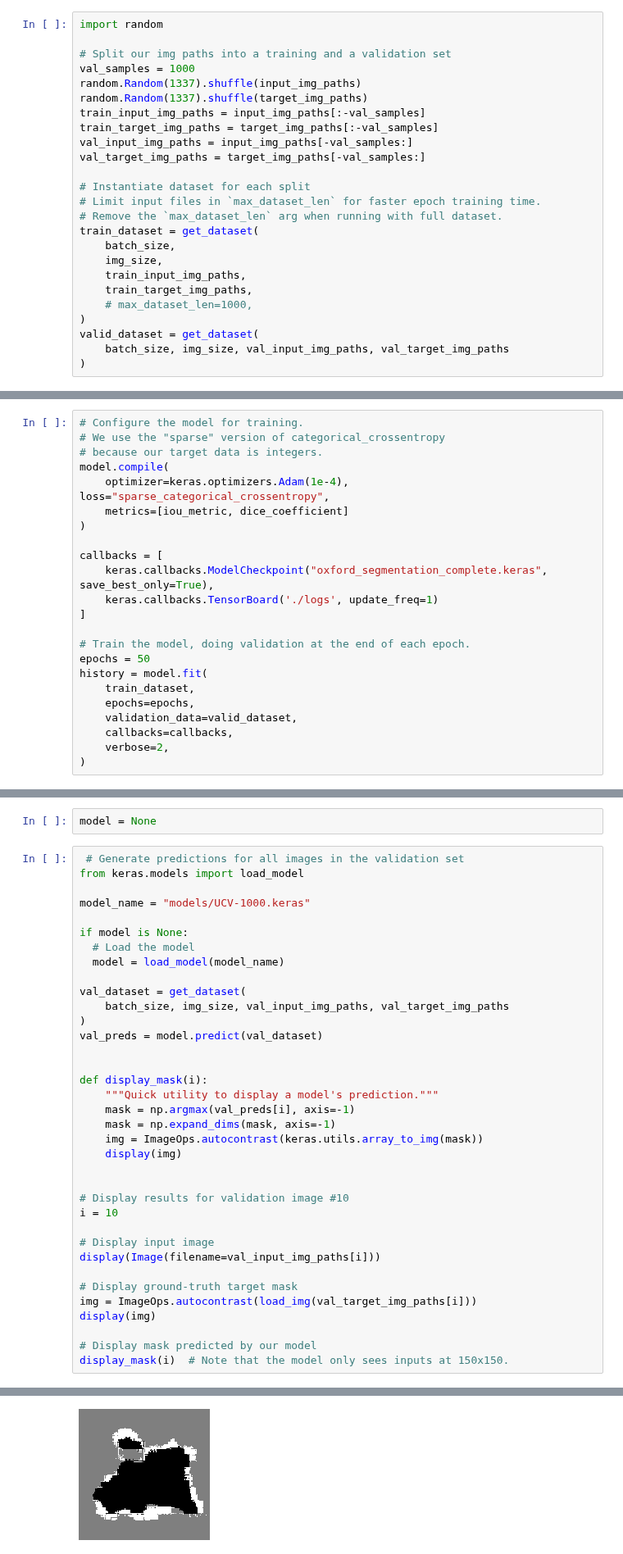
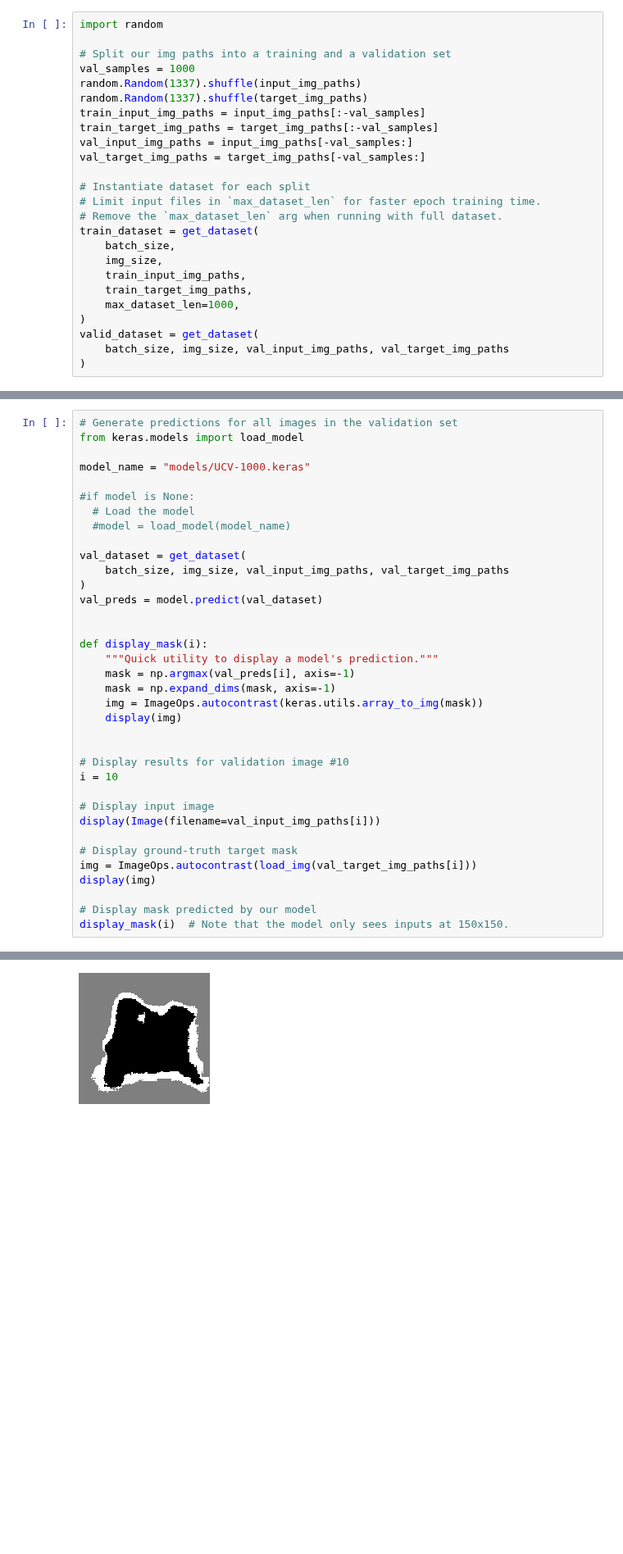
Before and after one commit to Rcontre360/deep-learning-ucv-2025, a Jupyter notebook: tarea2/notebook.ipynb, the cells around one changed output, grey strips where cells are left out. Shown at 82% size. Saved outputs shown, nothing was run; the diff lists cells and outputs as text; blank space fills up the shorter version.

Commit message:
original model

```diff
--- a/tarea2/notebook.ipynb
+++ b/tarea2/notebook.ipynb
@@ -421,7 +430,7 @@ train_dataset = get_dataset(
     img_size,
     train_input_img_paths,
     train_target_img_paths,
-    # max_dataset_len=1000,
+    max_dataset_len=1000,
 )
 valid_dataset = get_dataset(
     batch_size, img_size, val_input_img_paths, val_target_img_paths
@@ -608,23 +519,0 @@ plt.legend()
-# %%
-# Configure the model for training.
-# We use the "sparse" version of categorical_crossentropy
-# because our target data is integers.
-model.compile(
-    optimizer=keras.optimizers.Adam(1e-4), loss="sparse_categorical_crossentropy",
-    metrics=[iou_metric, dice_coefficient]
-)
-
-callbacks = [
-    keras.callbacks.ModelCheckpoint("oxford_segmentation_complete.keras", save_best_only=True),
-    keras.callbacks.TensorBoard('./logs', update_freq=1)
-]
-
-# Train the model, doing validation at the end of each epoch.
-epochs = 50
-history = model.fit(
-    train_dataset,
-    epochs=epochs,
-    validation_data=valid_dataset,
-    callbacks=callbacks,
-    verbose=2,
-)
@@ -671,14 +520,12 @@ plt.legend()
-# %%
-model = None
 # %%
- # Generate predictions for all images in the validation set
+# Generate predictions for all images in the validation set
 from keras.models import load_model
 
 model_name = "models/UCV-1000.keras"
 
-if model is None:
+#if model is None:
   # Load the model
-  model = load_model(model_name)
+  #model = load_model(model_name)
 
 val_dataset = get_dataset(
     batch_size, img_size, val_input_img_paths, val_target_img_paths
@@ -711,3 +558,3 @@ display_mask(i)  # Note that the model only sees inputs at 150x150.
 [figure]
 [figure]
-[figure, old version]
+[figure, new version]
```
Also changed, not shown: parts of 14 cells of this notebook.
